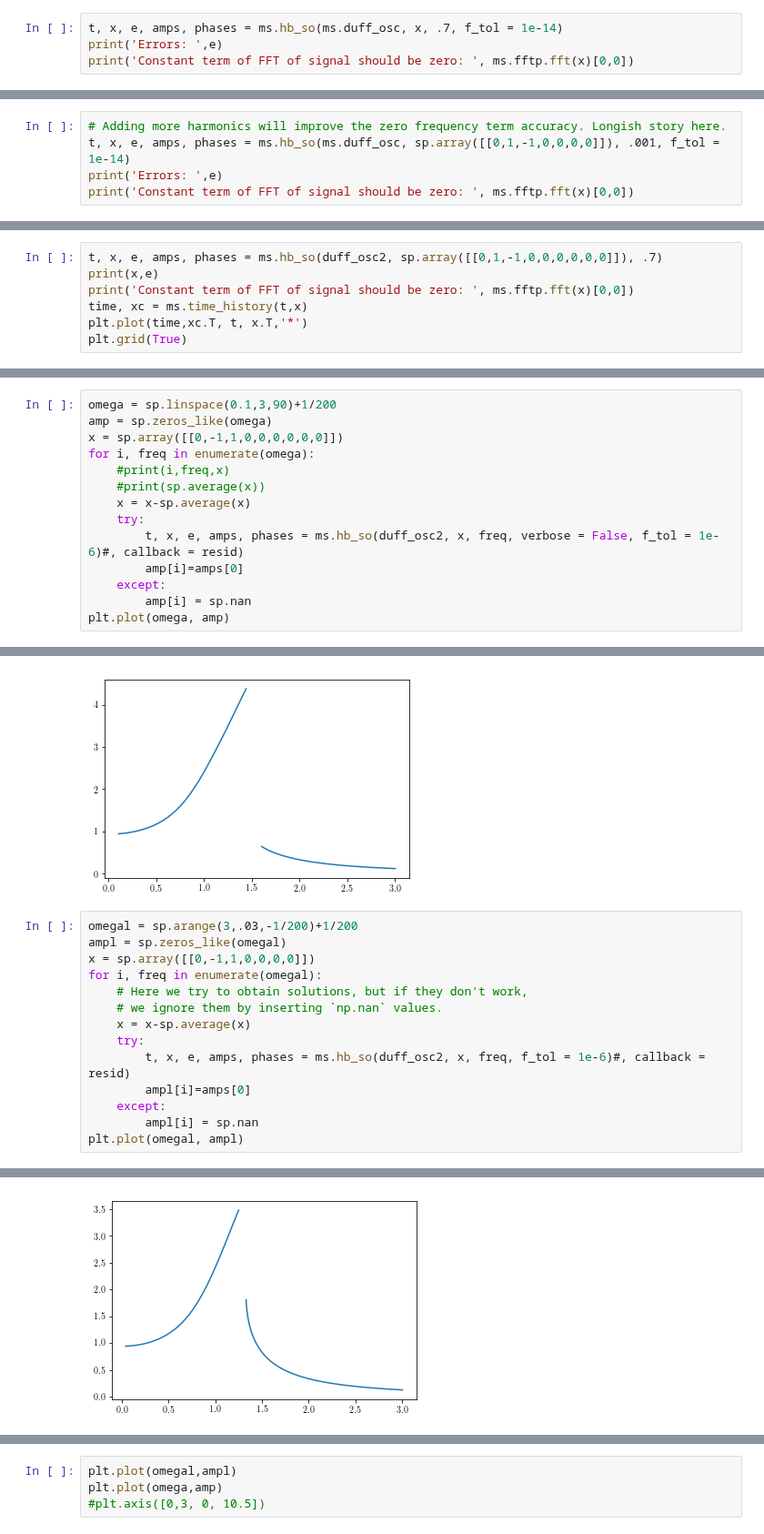
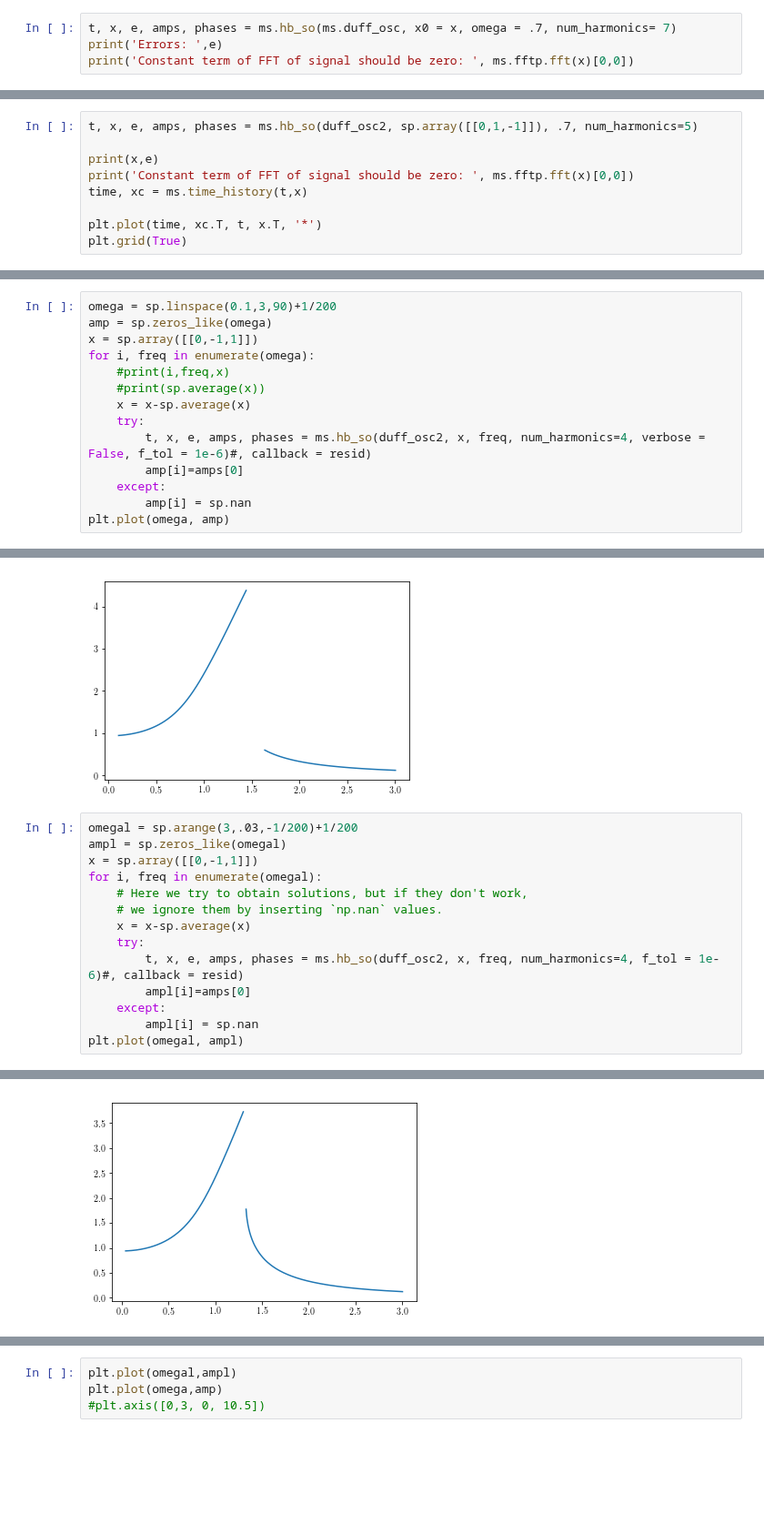
Before and after one commit to josephcslater/mousai, a Jupyter notebook: docs/tutorial/demos/Duffing.ipynb, the cells around one changed output, grey strips where cells are left out. Shown at 91% size. Saved outputs shown, nothing was run; the diff lists cells and outputs as text; blank space fills up the shorter version.

```diff
--- a/docs/tutorial/demos/Duffing.ipynb
+++ b/docs/tutorial/demos/Duffing.ipynb
@@ -48,7 +31,7 @@ x.shape
 # %% [markdown]
 Sometimes we can improve just by restarting from the prior end point. Sometimes, we just think it's improved.
 # %%
-t, x, e, amps, phases = ms.hb_so(ms.duff_osc, x, .7, f_tol = 1e-14)
+t, x, e, amps, phases = ms.hb_so(ms.duff_osc, x0 = x, omega = .7, num_harmonics= 7)
 print('Errors: ',e)
 print('Constant term of FFT of signal should be zero: ', ms.fftp.fft(x)[0,0])
 # %% [output]
@@ -57,5 +42,0 @@ Constant term of FFT of signal should be zero:  (-0.107710534581+0j)
-# %%
-# Adding more harmonics will improve the zero frequency term accuracy. Longish story here.
-t, x, e, amps, phases = ms.hb_so(ms.duff_osc, sp.array([[0,1,-1,0,0,0,0]]), .001, f_tol = 1e-14)
-print('Errors: ',e)
-print('Constant term of FFT of signal should be zero: ', ms.fftp.fft(x)[0,0])
@@ -78,10 +55,12 @@ def duff_osc2(x, v, params):
     t = params['cur_time']
     return -x-.1*x**3-.1*v+1*sin(omega*t)
 # %%
-t, x, e, amps, phases = ms.hb_so(duff_osc2, sp.array([[0,1,-1,0,0,0,0,0,0]]), .7)
+t, x, e, amps, phases = ms.hb_so(duff_osc2, sp.array([[0,1,-1]]), .7, num_harmonics=5)
+
 print(x,e)
 print('Constant term of FFT of signal should be zero: ', ms.fftp.fft(x)[0,0])
 time, xc = ms.time_history(t,x)
-plt.plot(time,xc.T, t, x.T,'*')
+
+plt.plot(time, xc.T, t, x.T, '*')
 plt.grid(True)
 # %% [output]
@@ -113,13 +92,13 @@ A simple solution is to change the starting guess to be away from the solution a
 # %%
 omega = sp.linspace(0.1,3,90)+1/200
 amp = sp.zeros_like(omega)
-x = sp.array([[0,-1,1,0,0,0,0,0,0]])
+x = sp.array([[0,-1,1]])
 for i, freq in enumerate(omega):
     #print(i,freq,x)
     #print(sp.average(x))
     x = x-sp.average(x)
     try:
-        t, x, e, amps, phases = ms.hb_so(duff_osc2, x, freq, verbose = False, f_tol = 1e-6)#, callback = resid)
+        t, x, e, amps, phases = ms.hb_so(duff_osc2, x, freq, num_harmonics=4, verbose = False, f_tol = 1e-6)#, callback = resid)
         amp[i]=amps[0]
     except:
         amp[i] = sp.nan
@@ -130,17 +109,17 @@ plt.plot(omega, amp)
 # %%
 omegal = sp.arange(3,.03,-1/200)+1/200
 ampl = sp.zeros_like(omegal)
-x = sp.array([[0,-1,1,0,0,0,0]])
+x = sp.array([[0,-1,1]])
 for i, freq in enumerate(omegal):
     # Here we try to obtain solutions, but if they don't work,
     # we ignore them by inserting `np.nan` values.
     x = x-sp.average(x)
     try:
-        t, x, e, amps, phases = ms.hb_so(duff_osc2, x, freq, f_tol = 1e-6)#, callback = resid)
+        t, x, e, amps, phases = ms.hb_so(duff_osc2, x, freq, num_harmonics=4, f_tol = 1e-6)#, callback = resid)
         ampl[i]=amps[0]
     except:
         ampl[i] = sp.nan
 plt.plot(omegal, ampl)
 # %% [output]
 [<matplotlib.lines.Line2D at 0x...>]
-[figure, old version]
+[figure, new version]
```
Also changed, not shown: parts of 12 cells of this notebook, 1 other file.
